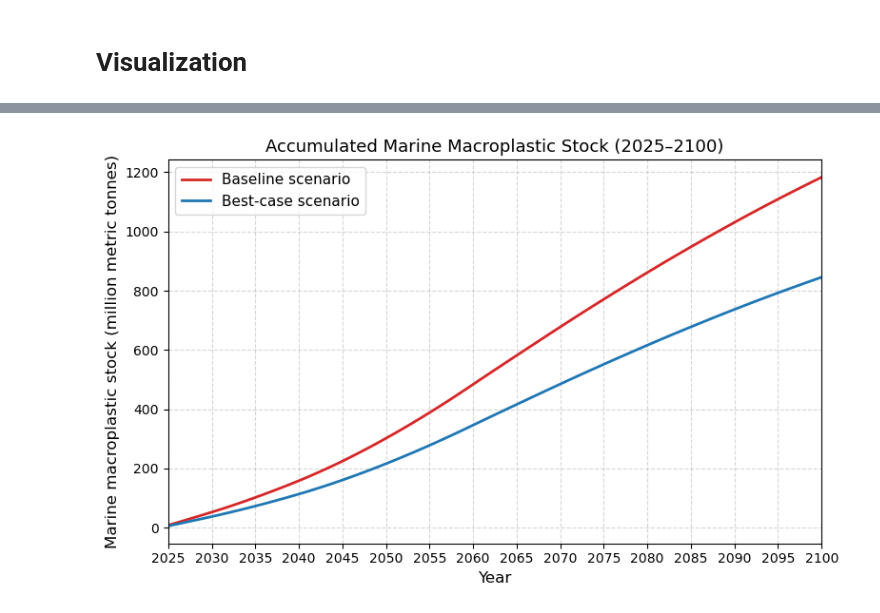
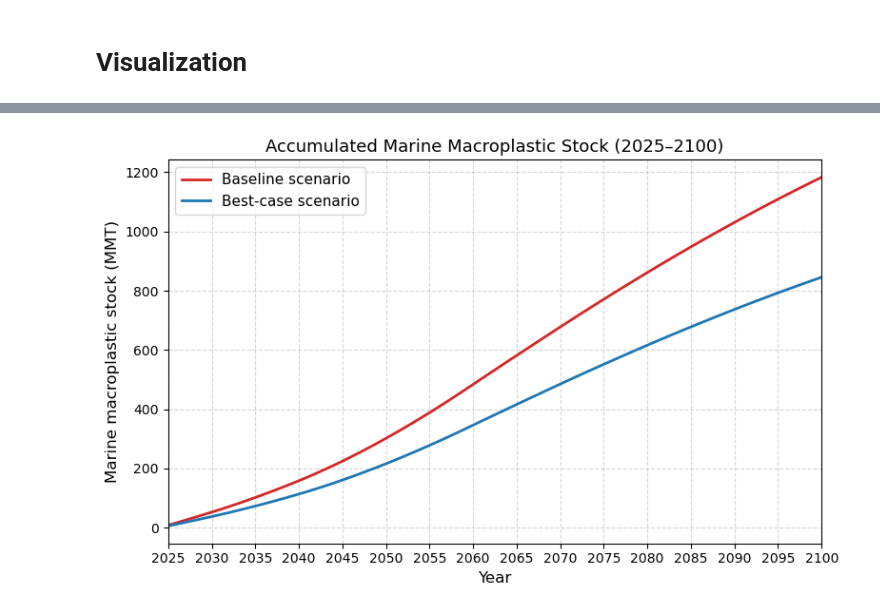
Before and after one commit to FarshidNazemi/packaging-roadmap, a Jupyter notebook: dynamic analysis and roadmap.ipynb, the cells around one changed output, grey strips where cells are left out. Cells and saved outputs as stored; diff of their text form; code cells hidden in the pictures.

```diff
--- a/dynamic analysis and roadmap.ipynb
+++ b/dynamic analysis and roadmap.ipynb
@@ -3151,32 +3226,32 @@ import pandas as pd
 import numpy as np
 
 # Load both datasets
 map_stock_df = pd.read_csv("macroplastic_stock_by_year_baseline.csv")          # baseline
 map_stock_best_df = pd.read_csv("macroplastic_stock_by_year_best.csv") # best case
 
 # Convert kg → million metric tonnes (1 Mt = 1e9 kg)
 map_stock_df["MaP_stock_Mt"] = map_stock_df["MaP_stock_kg"] / 1e9
 map_stock_best_df["MaP_stock_Mt"] = map_stock_best_df["MaP_stock_kg"] / 1e9
 
 # Plot both
 plt.figure(figsize=(8,5))
 plt.plot(map_stock_df["year"], map_stock_df["MaP_stock_Mt"], linewidth=2, color="tab:red", label="Baseline scenario")
 plt.plot(map_stock_best_df["year"], map_stock_best_df["MaP_stock_Mt"], linewidth=2, color="tab:blue", label="Best-case scenario")
 
 plt.xlabel("Year", fontsize=12)
-plt.ylabel("Marine macroplastic stock (million metric tonnes)", fontsize=12)
+plt.ylabel("Marine macroplastic stock (MMT)", fontsize=12)
 plt.title("Accumulated Marine Macroplastic Stock (2025–2100)", fontsize=13)
 plt.grid(True, linestyle="--", alpha=0.5)
 plt.xlim(2025, 2100)
 plt.xticks(np.arange(2025, 2101, 5))
 plt.legend(fontsize=11)
 plt.tight_layout()
 
 # Save figures
 plt.savefig("Macroplastic_stock_baseline_vs_bestcase_2025_2100.png", dpi=300)
 plt.savefig("Macroplastic_stock_baseline_vs_bestcase_2025_2100.svg", format="svg")
 
 # Show
 plt.show()
 # %% [output]
-[figure, old version]
+[figure, new version]
```
Also changed, not shown: parts of 16 cells of this notebook, 13 other files.
